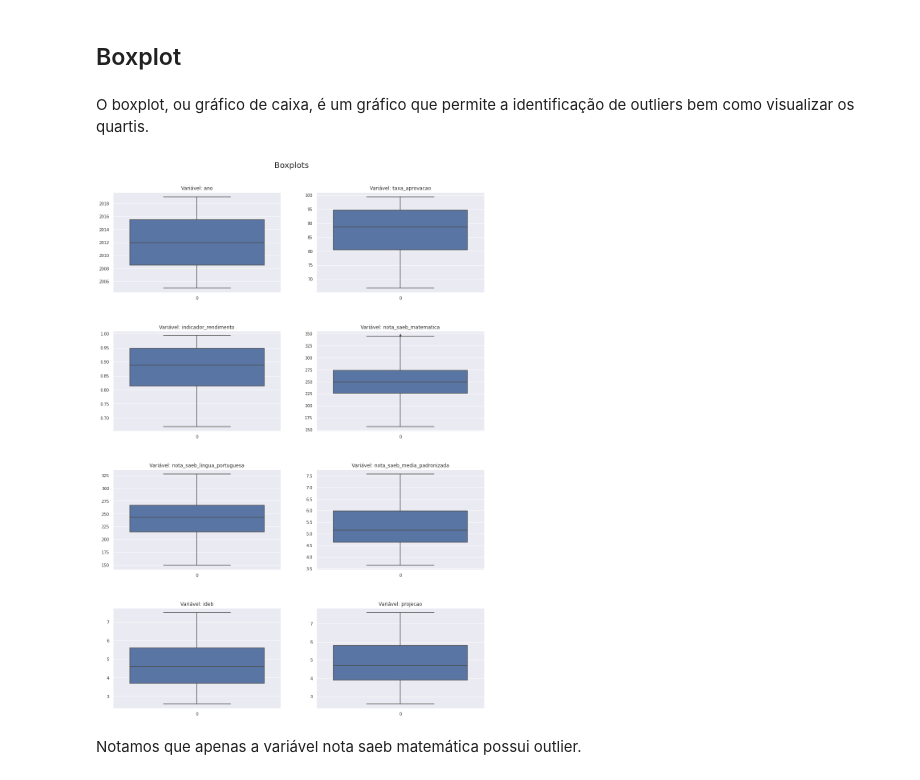
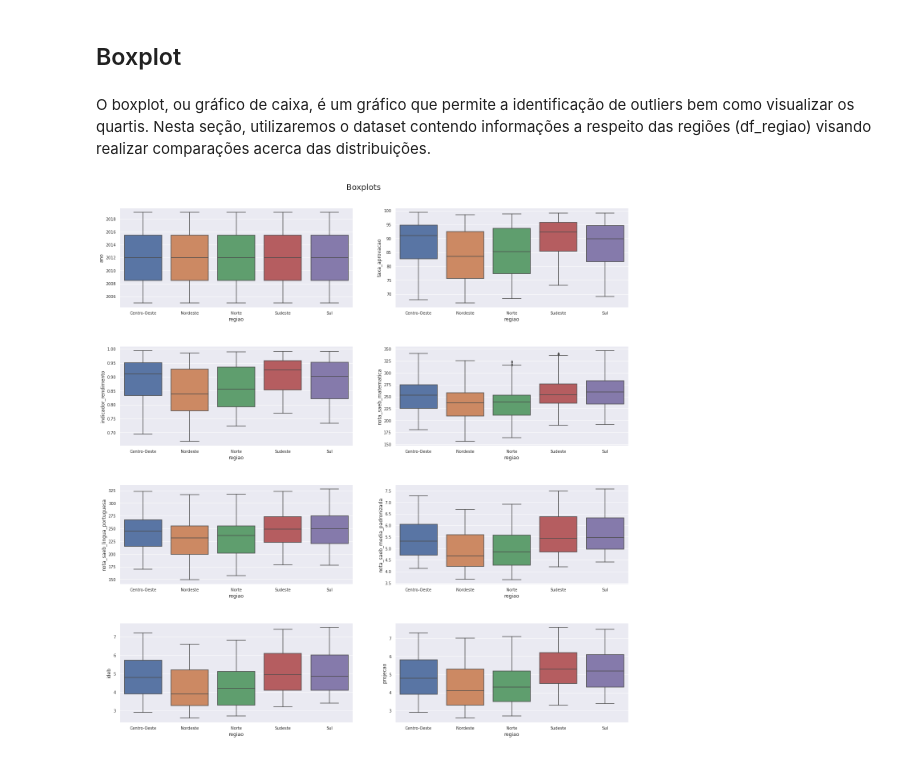
Before and after one commit to gustavolenin/-ndice-de-Desenvolvimento-da-Educa-o-B-sica-Ideb-, a Jupyter notebook: Índice_de_Desenvolvimento_da_Educação_Básica_(Ideb).ipynb, the cells around one changed output. Cells and saved outputs as stored; diff of their text form; code cells hidden in the pictures.

```diff
--- a/Índice_de_Desenvolvimento_da_Educação_Básica_(Ideb).ipynb
+++ b/Índice_de_Desenvolvimento_da_Educação_Básica_(Ideb).ipynb
@@ -399,27 +371,24 @@ As interpretações provenientes da análise dos KDEplots foram bem semelhantes
 # %% [markdown]
 ## Boxplot
 # %% [markdown]
-O boxplot, ou gráfico de caixa, é um gráfico que permite a identificação de outliers bem como visualizar os quartis.
+O boxplot, ou gráfico de caixa, é um gráfico que permite a identificação de outliers bem como visualizar os quartis. Nesta seção, utilizaremos o dataset contendo informações a respeito das regiões (df_regiao) visando realizar comparações acerca das distribuições.
 # %%
 # Função que auxilia na plotagem dos gráficos Boxplot
 def plot_boxplot(num_attributes):
     num_attributes.ano = num_attributes.ano.astype('int')
-    fig, ax = plt.subplots(int(len(num_attributes.columns)/2),2, figsize=(15,20))
+    fig, ax = plt.subplots(int(len(num_attributes.columns)/2),2, figsize=(20,20))
     colunas = num_attributes.columns
     indice = 0
     for j in range(len(ax)):
         for i in range(len(ax[j])):
             ax[j][i].tick_params(labelsize=12)
-            subtitulo = 'Variável: ' + colunas[indice]
             ax[j][i].tick_params(labelsize=10)
-            ax[j][i] = sns.boxplot(data=num_attributes[colunas[indice]], ax=ax[j][i]).set_title(subtitulo)
+            ax[j][i] = sns.boxplot(data=num_attributes, ax=ax[j][i], x=df_regiao['regiao'], y=num_attributes[colunas[indice]])
             indice += 1
     fig.suptitle('Boxplots', position=(.5,1), fontsize=20)
     fig.tight_layout(pad=5)
     return
 # Boxplot
 plot_boxplot(num_variables_regiao)
 # %% [output]
-[figure, old version]
+[figure, new version]
-# %% [markdown]
-Notamos que apenas a variável nota saeb matemática possui outlier.
```
Also changed, not shown: parts of 22 cells of this notebook.
